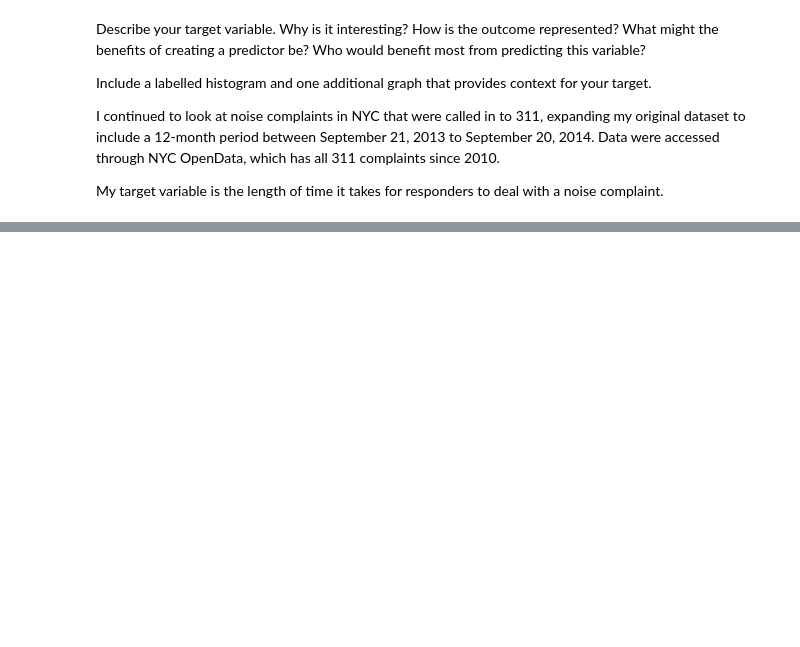
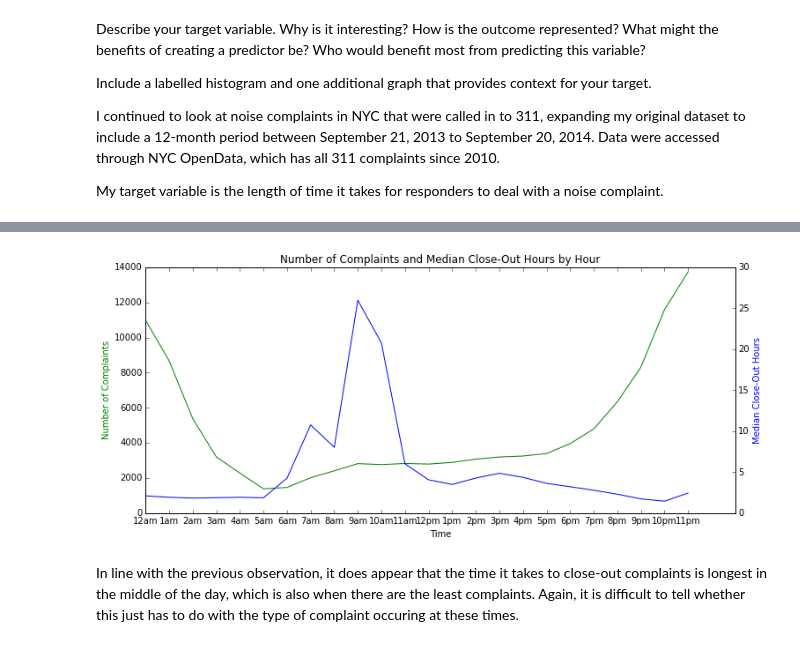
Before and after one commit to Yue1Harriet1Huang/GA-Data-Science, a Jupyter notebook: Final_Project_20141119.ipynb, the cells around one changed output, grey strips where cells are left out. Saved outputs shown, nothing was run; the diff lists cells and outputs as text; code cells hidden in the pictures; blank space fills up the shorter version.

```diff
--- a/Final_Project_20141119.ipynb
+++ b/Final_Project_20141119.ipynb
@@ -450,0 +313,28 @@ plt.legend(handles=[c_patch])
+# %%
+noise_c['create_hour'] = noise_c['create'].map(lambda z: datetime.time(z).hour)
+
+hr_data = pd.DataFrame({'count' : noise_c.groupby( [ 'create_hour'] ).size(),
+                        'mean_hours': noise_c.groupby( [ 'create_hour' ] )['closeout_hrs'].mean(),
+                        'median_hours': noise_c.groupby( [ 'create_hour' ] )['closeout_hrs'].median()
+                        }).reset_index()
+hr_data = hr_data.sort(['create_hour'],ascending=True)
+# %%
+fig, ax1 = plt.subplots(figsize=(12,5))
+
+ax2 = ax1.twinx()
+ax1.plot(hr_data['create_hour'], hr_data['count'], 'g-')
+ax2.plot(hr_data['create_hour'], hr_data['median_hours'], 'b-')
+
+ax1.set_xlabel('Time')
+ax1.set_ylabel('Number of Complaints', color='g')
+ax2.set_ylabel('Median Close-Out Hours', color='b')
+
+ax1.set_title('Number of Complaints and Median Close-Out Hours by Hour')
+labels = ['12am', '1am', '2am', '3am', '4am', '5am', '6am', '7am', '8am', '9am', '10am', '11am', '12pm', '1pm', '2pm', '3pm', '4pm', '5pm', '6pm', '7pm', '8pm', '9pm', '10pm', '11pm']
+plt.xticks(hr_data['create_hour'], labels)
+
+plt.show()
+# %% [output]
+[figure, added]
+# %% [markdown]
+In line with the previous observation, it does appear that the time it takes to close-out complaints is longest in the middle of the day, which is also when there are the least complaints. Again, it is difficult to tell whether this just has to do with the type of complaint occuring at these times.
```
Also changed, not shown: parts of 120 cells of this notebook, 2 other files.
